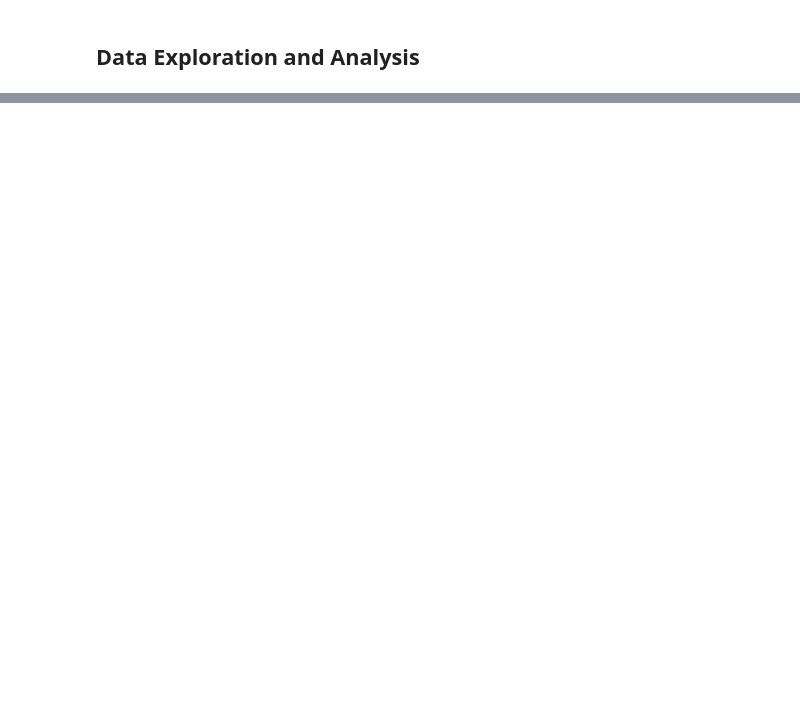
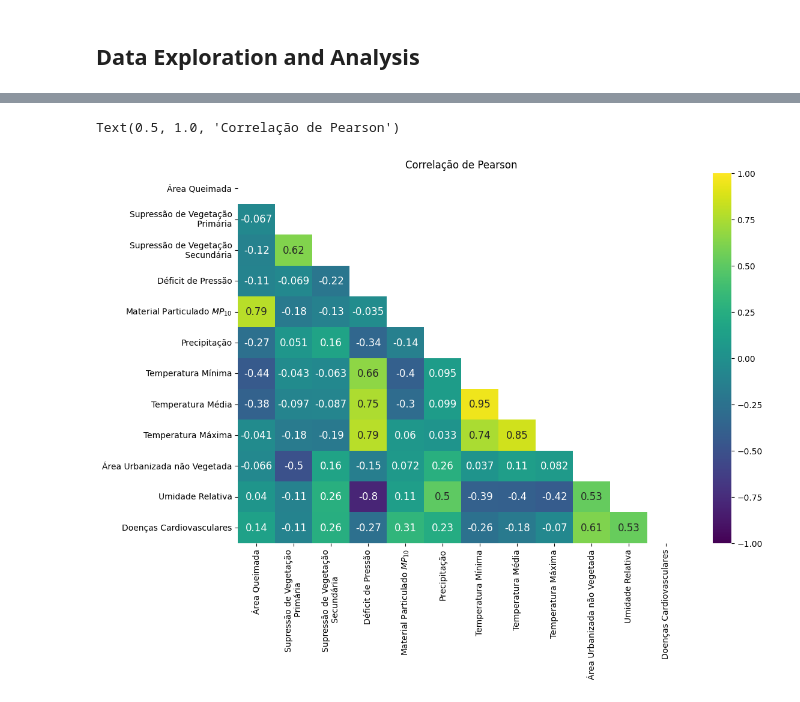
Before and after one commit to affonsoviccari/health_and_environment_data_analysis, a Jupyter notebook: nb_data_analysis.ipynb, the cells around one changed output, grey strips where cells are left out. Cells and saved outputs as stored; diff of their text form; code cells hidden in the pictures; blank space fills up the shorter version.

```diff
--- a/nb_data_analysis.ipynb
+++ b/nb_data_analysis.ipynb
@@ -65,12 +76,12 @@ df = pd.merge(df, _df, on = 'data', how='inner')
 # %%
-# Import Material Particulado MP2.5
+# Import Material Particulado MP10
 _df = pd.read_csv(r'data\Série temporal dos valores - Material particulado inalável mensal (MP10) - 2003 - 2024.csv', sep=',').iloc[:, -5:]
 mp10_values = []
 for column in _df.columns:
     mp10_values+=list(_df[column])
 _df = pd.DataFrame({
     'data': all_datas,
-    'Material Particulado 10': mp10_values,
+    'Material Particulado $MP_{10}$': mp10_values,
 })
 df = pd.merge(df, _df, on = 'data', how='inner')
 # %%
@@ -169,2 +241,18 @@ heatmap(corrmat,
+# %%
+# Correlation Heatmap Pearson
+fig, ax = plt.subplots(figsize=(12,8))
+corrmat = df[data_columns].corr(method='pearson')
+mask= zeros_like(corrmat)
+mask[triu_indices_from(mask)] = True
+heatmap(corrmat,
+            vmax=1, vmin=-1,
+            annot=True, annot_kws={'fontsize':12},
+            mask=mask,
+            # cmap=diverging_palette(20,220,as_cmap=True), ax=ax)
+            cmap="viridis")
+ax.set_title("Correlação de Pearson")
+# %% [output]
+Text(0.5, 1.0, 'Correlação de Pearson')
+[figure, added]
 # %%
 regplot_kws = {
```
Also changed, not shown: parts of 22 cells of this notebook.
